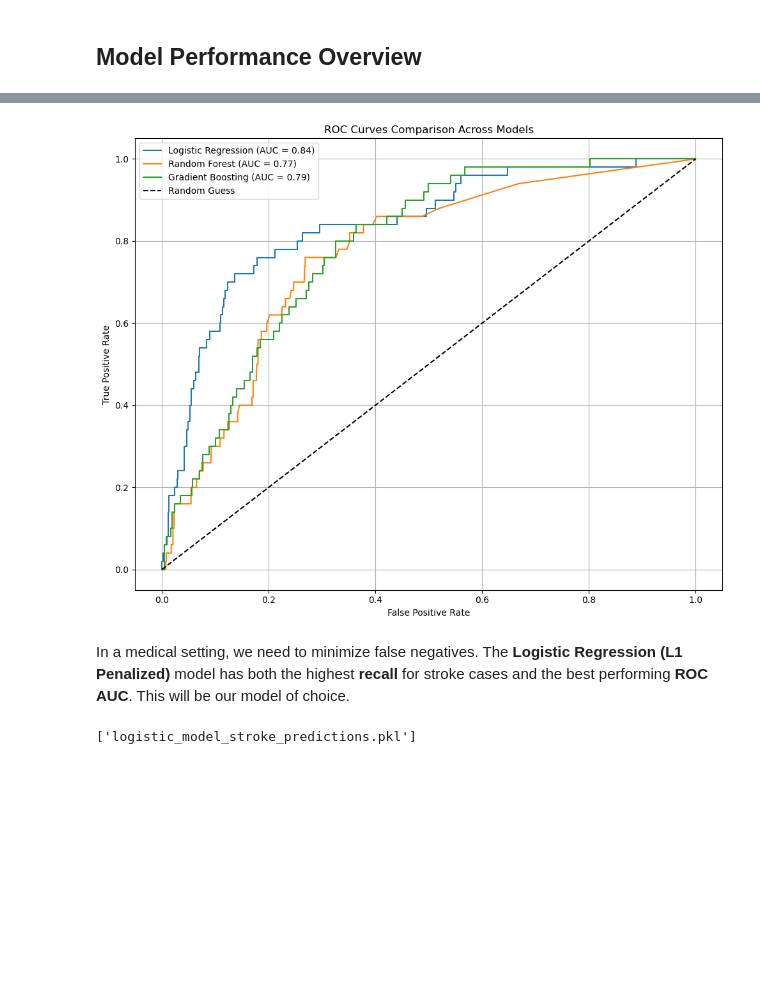
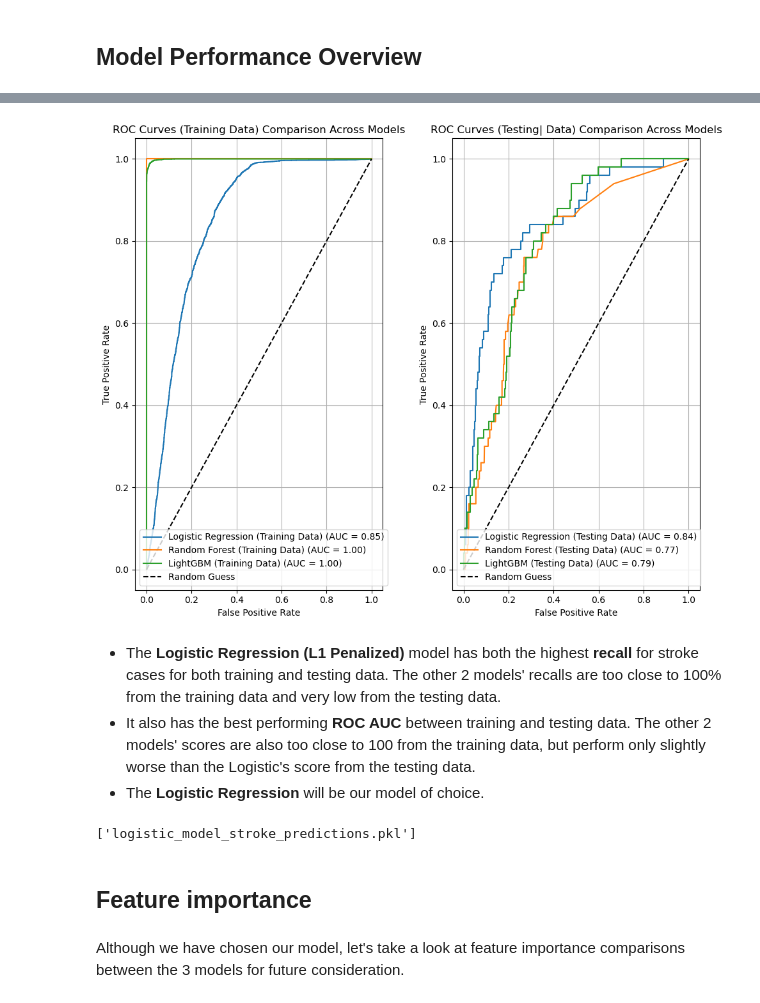
Before and after one commit to DJSydon/Springboard-Capstone-Project-3, a Jupyter notebook: Capstone_Project_3_Preprocessing_&_Modeling.ipynb, the cells around one changed output, grey strips where cells are left out. Cells and saved outputs as stored; diff of their text form; code cells hidden in the pictures; blank space fills up the shorter version.

```diff
--- a/Capstone_Project_3_Preprocessing_&_Modeling.ipynb
+++ b/Capstone_Project_3_Preprocessing_&_Modeling.ipynb
@@ -218,29 +227,22 @@ log_class_rep = classification_report(y_test, y_pred_best, output_dict=True)
 # %%
 from sklearn.ensemble import RandomForestClassifier
 
-# Parameter Grid
+# Parameter Grid for tuning
 param_grid_rf = {
     'n_estimators':[100,200],
-    'max_depth':[None,10,20],
-    'min_samples_split':[2,5],
+    'max_depth':[None,5,10,20],
+    'min_samples_split':[2,5,10],
     'min_samples_leaf':[1,2],
     'class_weight':[None, 'balanced']
 }
 
 # Grid Search
 rf_cl = RandomForestClassifier(random_state=42)
-grid_rf = GridSearchCV(rf_cl, param_grid_rf, cv=5, scoring='f1', n_jobs=-1)
-grid_rf.fit(X_train_balanced, y_train_balanced)
+grid_rf = GridSearchCV(rf_cl, param_grid_rf, cv=5, scoring='recall', n_jobs=-1)
+grid_rf.fit(X_train, y_train)
 
 # Best model evaluation
-best_rf = grid_rf.best_estimator_
-y_pred_rf = best_rf.predict(X_test)
-y_proba_rf = best_rf.predict_proba(X_test)[:,1]
-
-# Evaluation
+rf_model = grid_rf.best_estimator_
 print(f'Best Parameters: {grid_rf.best_params_}')
-print(f'Confusion matrix: {confusion_matrix(y_test, y_pred_rf)}')
-print(f'Classification Report: {classification_report(y_test, y_pred_rf)}')
-print(f'ROC AUC Score: {roc_auc_score(y_test, y_proba_rf)}')
 # %% [output]
 Best Parameters: {'class_weight': None, 'max_depth': 20, 'min_samples_leaf': 1, 'min_samples_split': 2, 'n_estimators': 200}
@@ -487,27 +502,47 @@ model_metrics_df
 # %%
-# ROC Curves
-fpr_log, tpr_log, _ = roc_curve(y_test, y_proba_best)
-fpr_rf, tpr_rf, _ = roc_curve(y_test, y_proba_rf)
-fpr_gb, tpr_gb, _ = roc_curve(y_test, y_proba_gb)
+# Plotting ROC curves
+fig, ax = plt.subplots(1, 2, figsize=(10,8))
 
-# Plot
-plt.figure(figsize=(10, 8))
-plt.plot(fpr_log, tpr_log, label=f"Logistic Regression (AUC = {roc_auc_score(y_test, y_proba_best):.2f})")
-plt.plot(fpr_rf, tpr_rf, label=f"Random Forest (AUC = {roc_auc_score(y_test, y_proba_rf):.2f})")
-plt.plot(fpr_gb, tpr_gb, label=f"Gradient Boosting (AUC = {roc_auc_score(y_test, y_proba_gb):.2f})")
-plt.plot([0, 1], [0, 1], 'k--', label="Random Guess")
-plt.xlabel("False Positive Rate")
-plt.ylabel("True Positive Rate")
-plt.title("ROC Curves Comparison Across Models")
-plt.legend()
-plt.grid(True)
-plt.savefig('Models ROC Curves.jpg')
+# Training ROCs
+fpr_log_tr, tpr_log_tr, _ = roc_curve(y_train, y_proba_log_train)
+fpr_rf_tr, tpr_rf_tr, _ = roc_curve(y_train, y_proba_rf_train)
+fpr_gb_tr, tpr_gb_tr, _ = roc_curve(y_train, y_proba_lgb_train)
+
+ax[0].plot(fpr_log_tr, tpr_log_tr, label=f"Logistic Regression (Training Data) (AUC = {log_roc_auc_train:.2f})")
+ax[0].plot(fpr_rf_tr, tpr_rf_tr, label=f"Random Forest (Training Data) (AUC = {rf_roc_auc_train:.2f})")
+ax[0].plot(fpr_gb_tr, tpr_gb_tr, label=f"LightGBM (Training Data) (AUC = {lgb_roc_auc_train:.2f})")
+ax[0].plot([0, 1], [0, 1], 'k--', label="Random Guess")
+ax[0].set_xlabel('False Positive Rate')
+ax[0].set_ylabel('True Positive Rate')
+ax[0].set_title('ROC Curves (Training Data) Comparison Across Models')
+ax[0].legend()
+ax[0].grid(True)
+
+
+# Testing ROCs
+fpr_log_ts, tpr_log_ts, _ = roc_curve(y_test, y_proba_log_test)
+fpr_rf_ts, tpr_rf_ts, _ = roc_curve(y_test, y_proba_rf_test)
+fpr_gb_ts, tpr_gb_ts, _ = roc_curve(y_test, y_proba_lgb_test)
+
+ax[1].plot(fpr_log_ts, tpr_log_ts, label=f"Logistic Regression (Testing Data) (AUC = {log_roc_auc_test:.2f})")
+ax[1].plot(fpr_rf_ts, tpr_rf_ts, label=f"Random Forest (Testing Data) (AUC = {rf_roc_auc_test:.2f})")
+ax[1].plot(fpr_gb_ts, tpr_gb_ts, label=f"LightGBM (Testing Data) (AUC = {lgb_roc_auc_test:.2f})")
+ax[1].plot([0, 1], [0, 1], 'k--', label="Random Guess")
+ax[1].set_xlabel('False Positive Rate')
+ax[1].set_ylabel('True Positive Rate')
+ax[1].set_title('ROC Curves (Testing| Data) Comparison Across Models')
+ax[1].legend()
+ax[1].grid(True)
+
+
 plt.tight_layout()
 plt.show()
 # %% [output]
-[figure, old version]
+[figure, new version]
 # %% [markdown]
-In a medical setting, we need to minimize false negatives. The **Logistic Regression (L1 Penalized)** model has both the highest **recall** for stroke cases and the best performing **ROC AUC**. This will be our model of choice.
+- The **Logistic Regression (L1 Penalized)** model has both the highest **recall** for stroke cases for both training and testing data. The other 2 models' recalls are too close to 100% from the training data and very low from the testing data.
+- It also has the best performing **ROC AUC** between training and testing data. The other 2 models' scores are also too close to 100 from the training data, but perform only slightly worse than the Logistic's score from the testing data.
+- The **Logistic Regression** will be our model of choice.
 # %%
 # Saving model
 import joblib
@@ -516,2 +551,6 @@ joblib.dump(best_log, 'logistic_model_stroke_predictions.pkl')
 # %% [output]
 ['logistic_model_stroke_predictions.pkl']
+# %% [markdown]
+## Feature importance
+# %% [markdown]
+Although we have chosen our model, let's take a look at feature importance comparisons between the 3 models for future consideration.
```
Also changed, not shown: parts of 48 cells of this notebook.
